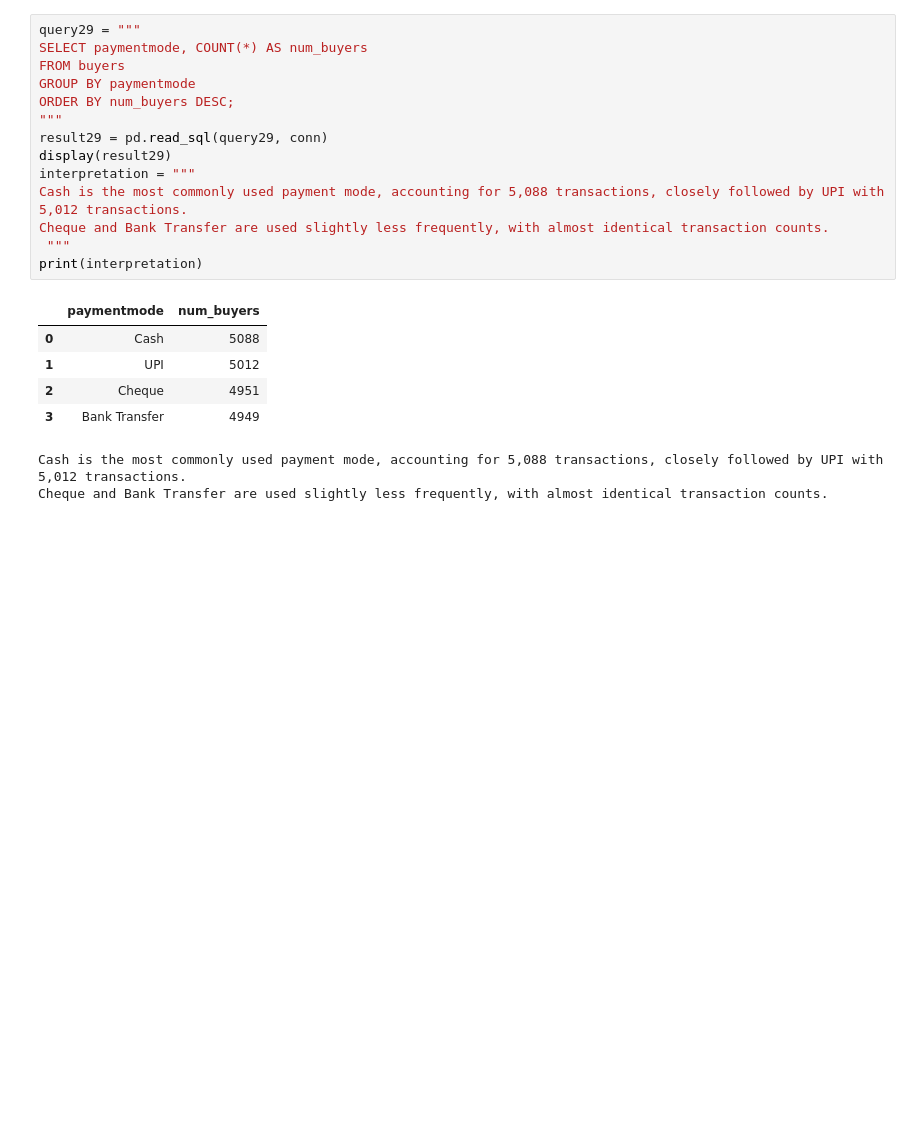
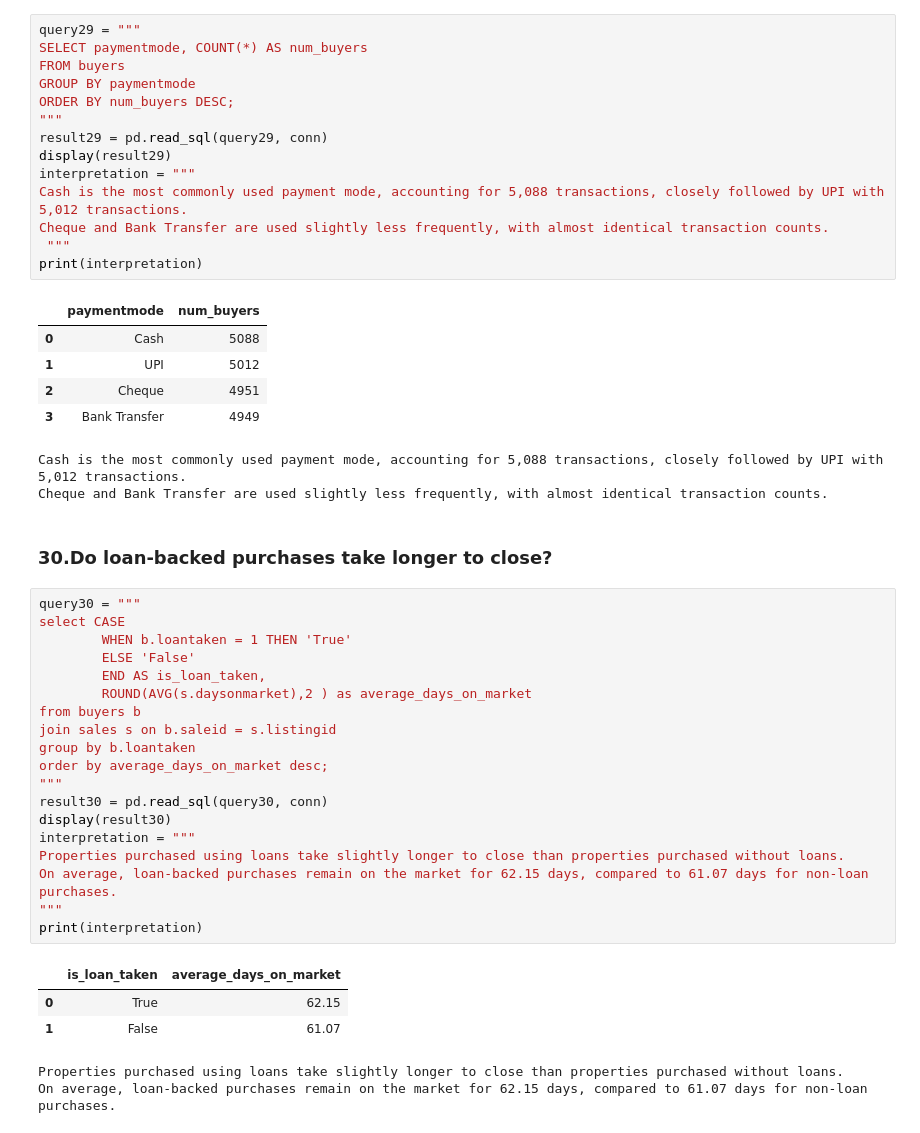
Before and after one commit to mukundnaramesh2605/guvi-python-sql-pandas-project-1, a Jupyter notebook: project.ipynb, the cells around one changed output. Cells and saved outputs as stored; diff of their text form; blank space fills up the shorter version.

Commit message:
Add analysis on loan-backed purchases and their impact on closing times

```diff
--- a/project.ipynb
+++ b/project.ipynb
@@ -1358,3 +1358,30 @@ print(interpretation)
 | 3 | Bank Transfer | 4949 |
 Cash is the most commonly used payment mode, accounting for 5,088 transactions, closely followed by UPI with 5,012 transactions.
 Cheque and Bank Transfer are used slightly less frequently, with almost identical transaction counts.
+# %% [markdown]
+### 30.Do loan-backed purchases take longer to close?
+# %%
+query30 = """
+select CASE
+		WHEN b.loantaken = 1 THEN 'True'
+        ELSE 'False'
+        END AS is_loan_taken,
+		ROUND(AVG(s.daysonmarket),2 ) as average_days_on_market
+from buyers b
+join sales s on b.saleid = s.listingid
+group by b.loantaken
+order by average_days_on_market desc;
+"""
+result30 = pd.read_sql(query30, conn)
+display(result30)
+interpretation = """
+Properties purchased using loans take slightly longer to close than properties purchased without loans.
+On average, loan-backed purchases remain on the market for 62.15 days, compared to 61.07 days for non-loan purchases.
+"""
+print(interpretation)
+# %% [output]
+|  | is_loan_taken | average_days_on_market |
+| 0 | True | 62.15 |
+| 1 | False | 61.07 |
+Properties purchased using loans take slightly longer to close than properties purchased without loans.
+On average, loan-backed purchases remain on the market for 62.15 days, compared to 61.07 days for non-loan purchases.
```
